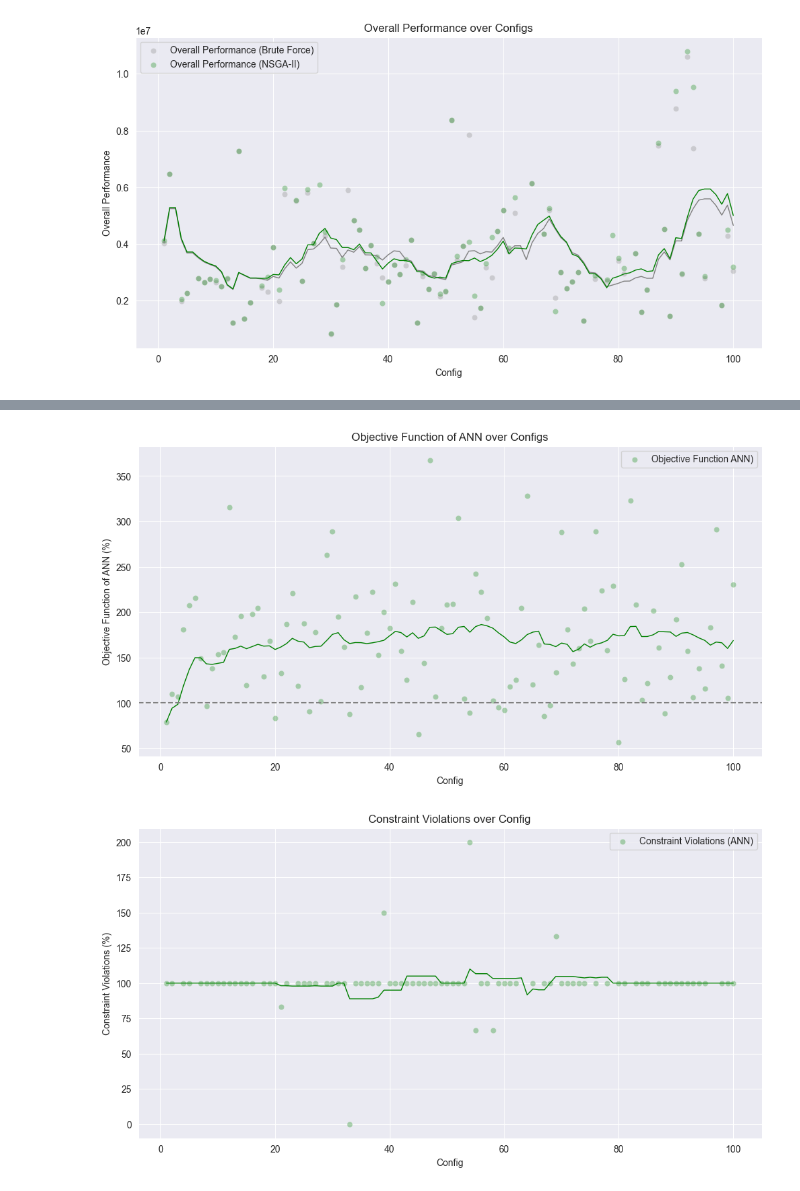
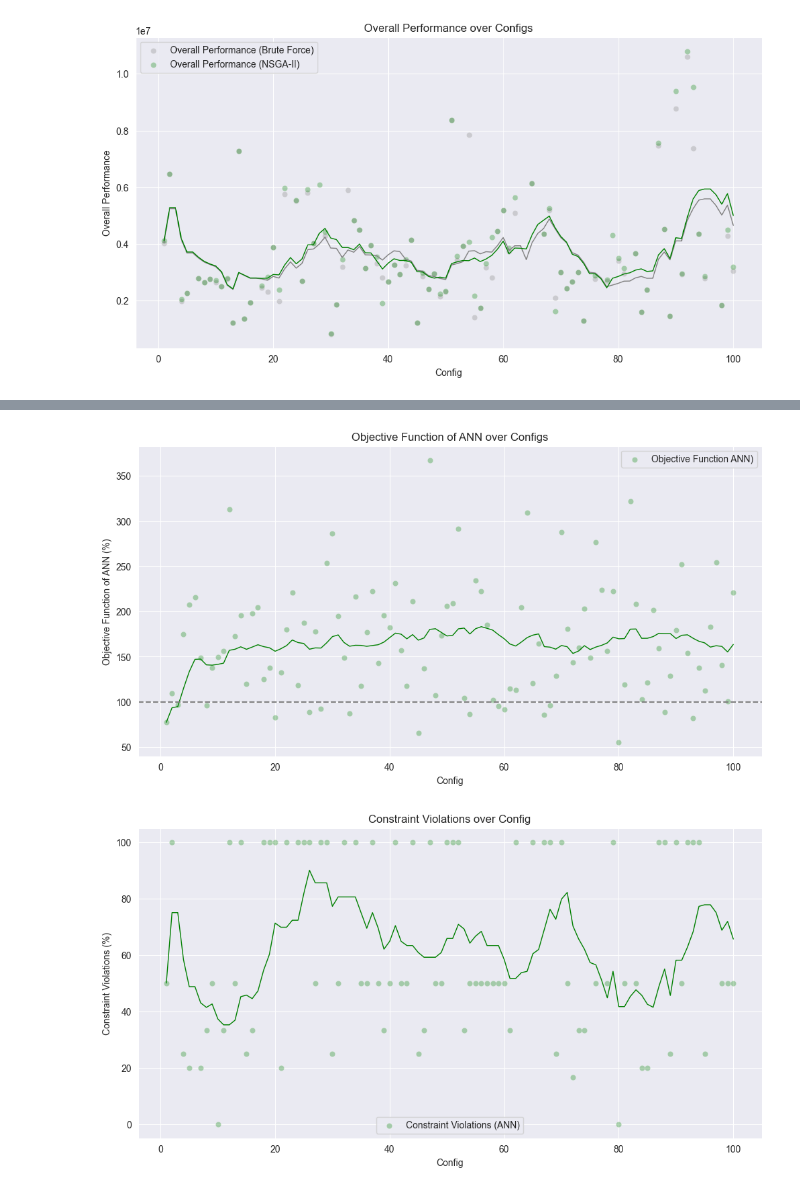
Before and after one commit to mpgallage/computing-continuum-simulator, a Jupyter notebook: analysis_mini.ipynb, the cells around one changed output, grey strips where cells are left out. Saved outputs shown, nothing was run; the diff lists cells and outputs as text; code cells hidden in the pictures.

Commit message:
Comparing ANN to NSGA

```diff
--- a/analysis_mini.ipynb
+++ b/analysis_mini.ipynb
@@ -133,8 +133,8 @@ plt.show()
 [figure]
 # %%
 # Calculating latency and energy as a percentage of latency
-combined_data['latency_ann_percent'] = (combined_data['latency'] / combined_data['latency_bf']) * 100
-combined_data['energy_ann_percent'] = (combined_data['energy'] / combined_data['energy_bf']) * 100
+combined_data['latency_ann_percent'] = (combined_data['latency_ann'] / combined_data['latency']) * 100
+combined_data['energy_ann_percent'] = (combined_data['energy_ann'] / combined_data['energy']) * 100
 
 # Extracting config number from the 'config' column
 combined_data['config_number'] = combined_data['config'].str.extract('(\d+)').astype(int)
@@ -161,6 +161,6 @@ plt.show()
 # %%
 # Calculating objective fundtion as a percentage of brute force objective function
-combined_data['obj_function_percentage_ann'] = (combined_data['obj_function_ann'] / combined_data['obj_function_bf']) * 100
+combined_data['obj_function_percentage_ann'] = (combined_data['obj_function_ann'] / combined_data['obj_function']) * 100
 
 # Creating the line plot
 plt.figure(figsize=(12, 6))
@@ -178,31 +178,31 @@ plt.ylabel('Objective Function of ANN (%)')
 plt.legend()
 plt.show()
 # %% [output]
-[figure, old version]
+[figure, new version]
 # %%
 import ast
 
 # Counting the number of False in is_perfect column for each config
-combined_data['constraint_violations_ann'] = combined_data['is_perfect'].apply(lambda x: ast.literal_eval(x).count(False))
-combined_data['constraint_violations_bf'] = combined_data['is_perfect_bf'].apply(lambda x: ast.literal_eval(x).count(False))
+combined_data['constraint_violations_ann'] = combined_data['is_perfect_ann'].apply(lambda x: ast.literal_eval(x).count(False))
+combined_data['constraint_violations_nsga'] = combined_data['is_perfect'].apply(lambda x: ast.literal_eval(x).count(False))
 
 # Calculating constraint_violations/services
 combined_data['constraint_violations_ann'] = combined_data['constraint_violations_ann'] / combined_data['services']
-combined_data['constraint_violations_bf'] = combined_data['constraint_violations_bf'] / combined_data['services']
+combined_data['constraint_violations_nsga'] = combined_data['constraint_violations_nsga'] / combined_data['services']
 
-combined_data['constraint_violations_ann_percent'] = (combined_data['constraint_violations_ann'] / combined_data['constraint_violations_bf']) * 100
+combined_data['constraint_violations_ann_percent'] = (combined_data['constraint_violations_ann'] / combined_data['constraint_violations_nsga']) * 100
 
 # Creating the line plot
 plt.figure(figsize=(12, 6))
 sns.scatterplot(x='config_number', y='constraint_violations_ann_percent', data=combined_data, label='Constraint Violations (ANN)', color='green', alpha=0.3)
 
 # Drawing a moving average line through the scatter points
 window_size = 10
 sns.lineplot(x='config_number', y=combined_data['constraint_violations_ann_percent'].rolling(window=window_size, min_periods=1).mean(), data=combined_data, color='green', lw=1)
 
 plt.title('Constraint Violations over Config')
 plt.xlabel('Config')
 plt.ylabel('Constraint Violations (%)')
 plt.show()
 # %% [output]
-[figure, old version]
+[figure, new version]
```
Also changed, not shown: parts of 2 cells of this notebook.
